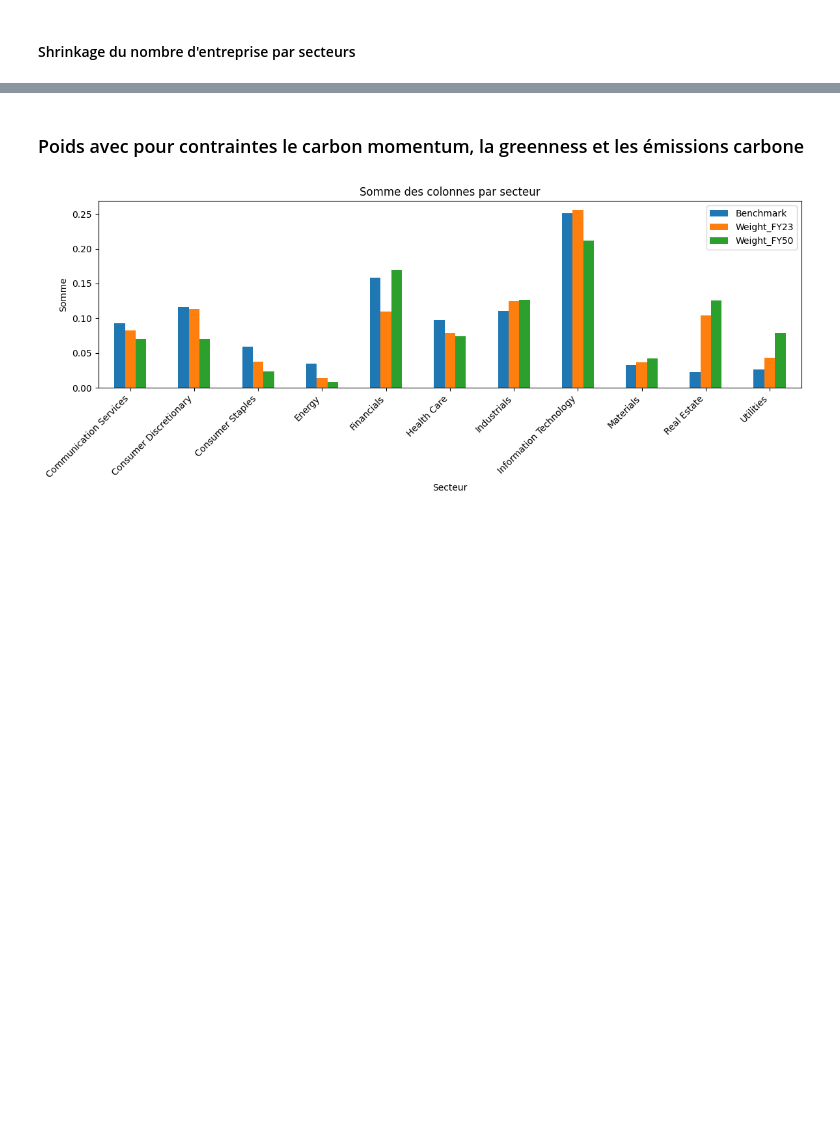
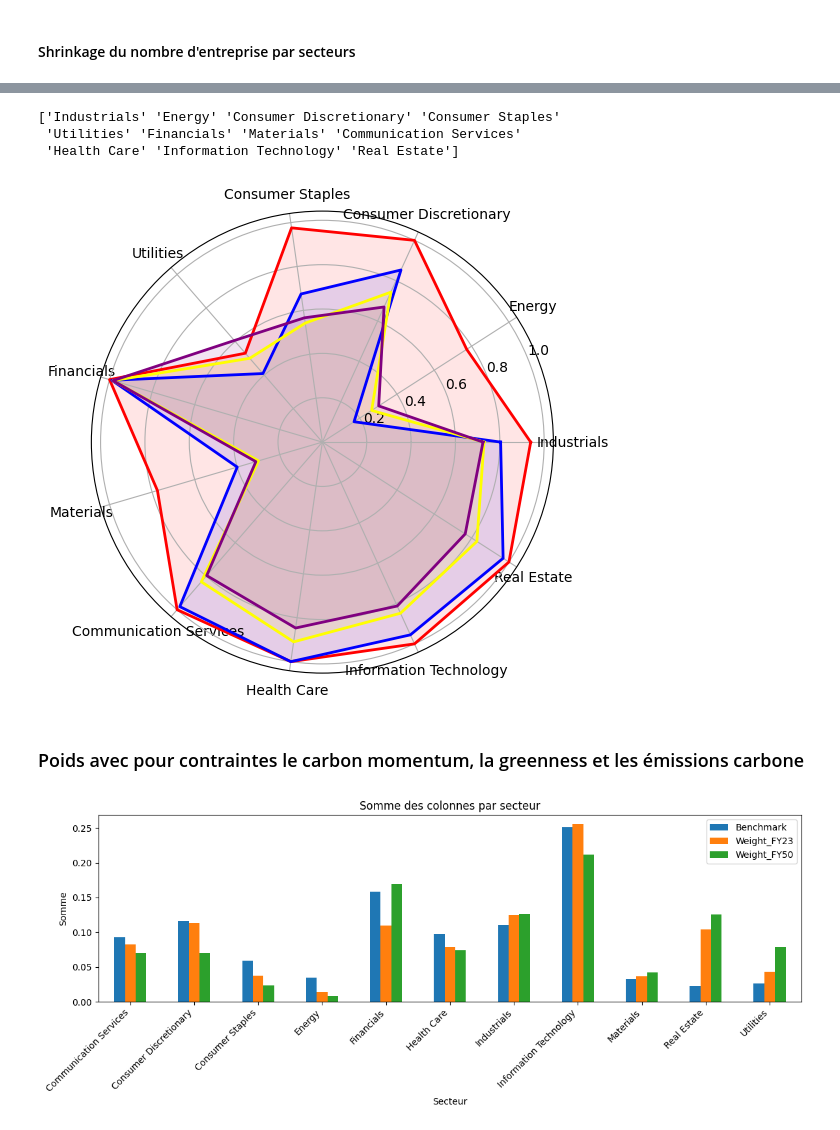
Before and after one commit to MoutetMaxime/net-zero-portfolio, a Jupyter notebook: optimization.ipynb, the cells around one changed output, grey strips where cells are left out. Saved outputs shown, nothing was run; the diff lists cells and outputs as text; code cells hidden in the pictures; blank space fills up the shorter version.

```diff
--- a/optimization.ipynb
+++ b/optimization.ipynb
@@ -452,3 +448,49 @@ plt.show()
+# %%
+#liste des GICS_SECTOR
+categories =  CI["GICS_SECTOR"].unique()
+print(categories)
+
+#valeurs des proportions pour l'année 2024 ie la valeur de la colonne zero_24
+values24 = []
+values30 = []
+values40 = []
+values50 = []
+for cat in categories:
+    values24.append(sector_proportions.loc[cat]["zero_24"])
+    values30.append(sector_proportions.loc[cat]["zero_30"])
+    values40.append(sector_proportions.loc[cat]["zero_40"])
+    values50.append(sector_proportions.loc[cat]["zero_50"])
+
+
+# 2. Création des angles pour chaque axe
+N = len(categories)
+angles = np.linspace(0, 2 * np.pi, N, endpoint=False).tolist()
+values24 += values24[:1]  # Idem pour les valeurs de l'année 2024
+values30 += values30[:1]  # Idem pour les valeurs de l'année 2030
+values40 += values40[:1]  # Idem pour les valeurs de l'année 2040
+values50 += values50[:1]  # Idem pour les valeurs de l'année 2050
+angles += angles[:1]  # Idem pour l'angle
+
+# 3. Création du radar chart
+fig, ax = plt.subplots(figsize=(6, 6), subplot_kw=dict(polar=True))
+ax.fill(angles, values24, color='red', alpha=0.1)  # Surface remplie
+ax.plot(angles, values24, color='red', linewidth=2)  # Contour
+ax.fill(angles, values30, color='blue', alpha=0.1)  # Surface remplie
+ax.plot(angles, values30, color='blue', linewidth=2)  # Contour
+ax.fill(angles, values40, color='yellow', alpha=0.1)  # Surface remplie
+ax.plot(angles, values40, color='yellow', linewidth=2)  # Contour
+ax.fill(angles, values50, color='purple', alpha=0.1)  # Surface remplie
+ax.plot(angles, values50, color='purple', linewidth=2)  # Contour
+ax.set_xticks(angles[:-1])
+ax.set_xticklabels(categories)
+
+# 4. Affichage
+plt.show()
+# %% [output]
+['Industrials' 'Energy' 'Consumer Discretionary' 'Consumer Staples'
+ 'Utilities' 'Financials' 'Materials' 'Communication Services'
+ 'Health Care' 'Information Technology' 'Real Estate']
+[figure, added]
 # %% [markdown]
 ### Poids avec pour contraintes le carbon momentum, la greenness et les émissions carbone
 # %%
```
Also changed, not shown: parts of 11 cells of this notebook.
